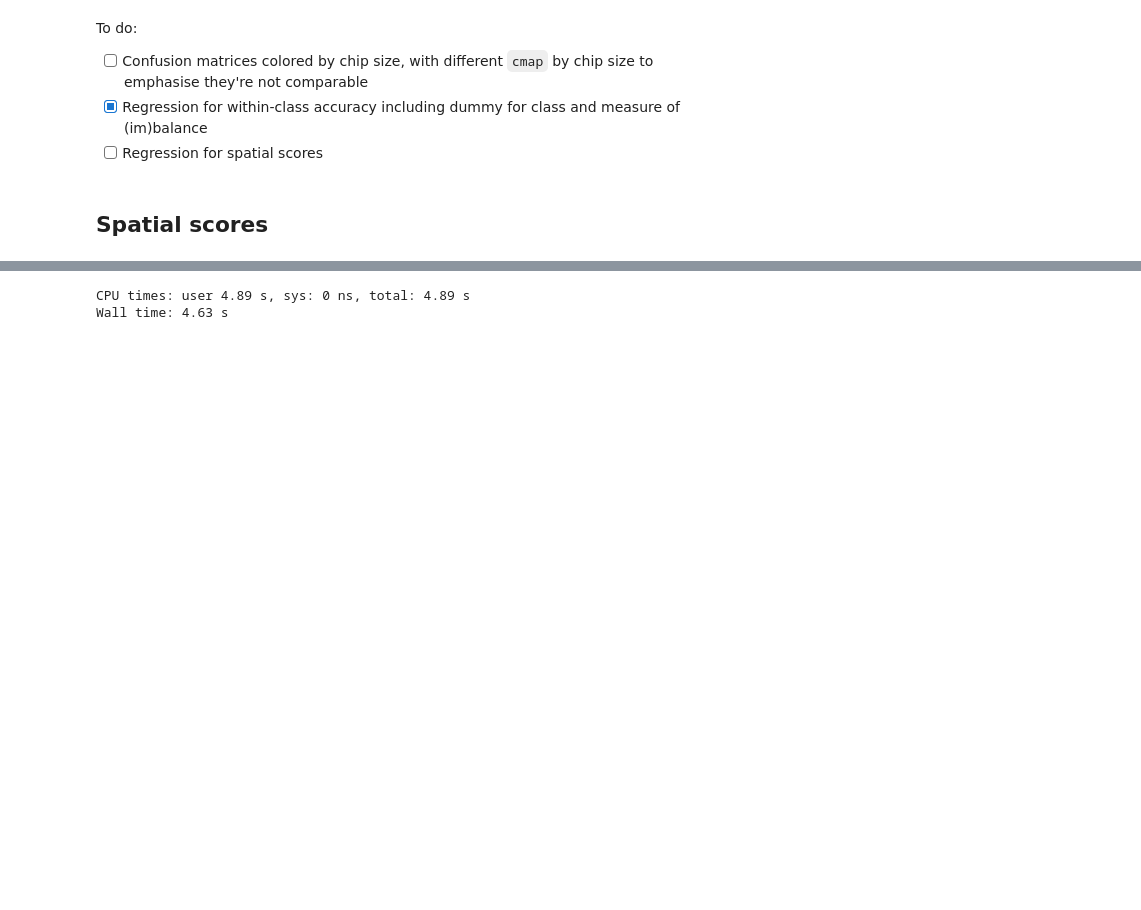
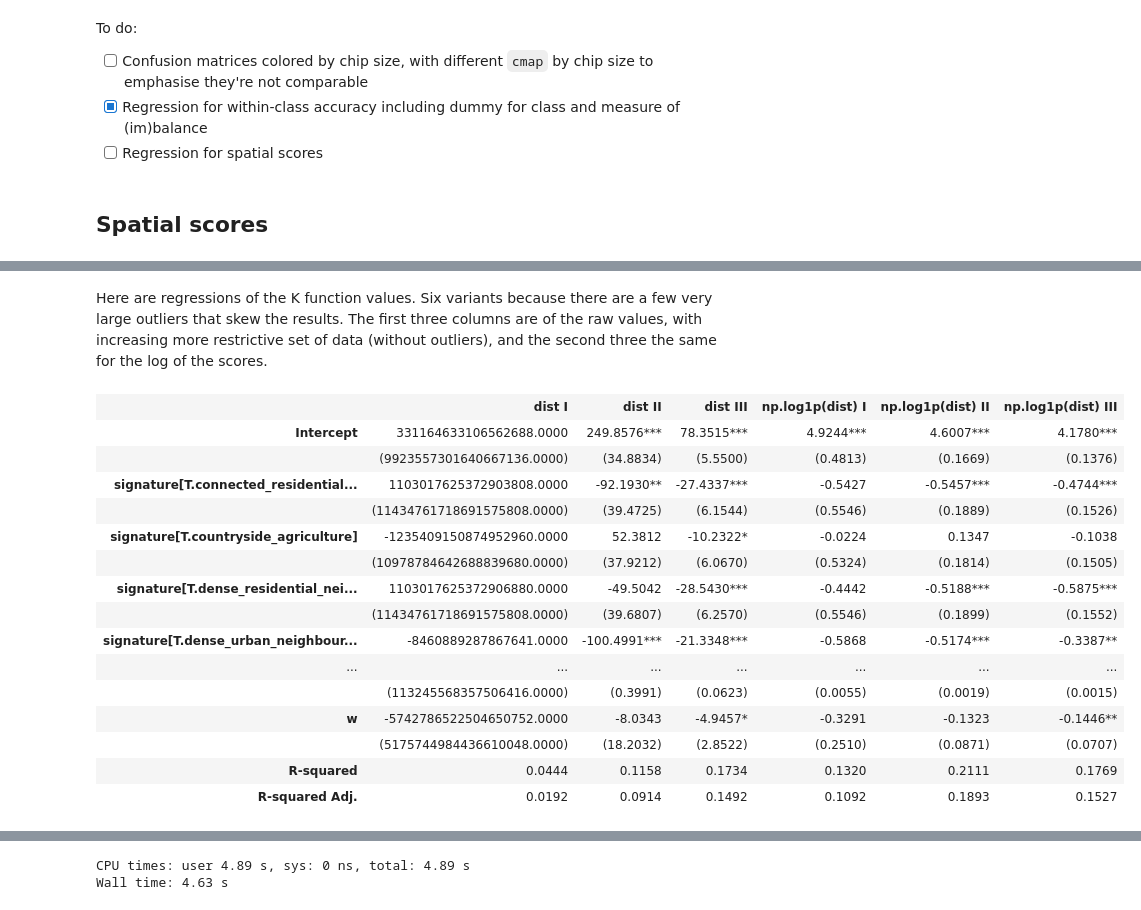
Before and after one commit to urbangrammarai/signature_ai, a Jupyter notebook: ai_experiments/production_model_performance.ipynb, the cells around one changed output, grey strips where cells are left out. Saved outputs shown, nothing was run; the diff lists cells and outputs as text; code cells hidden in the pictures; blank space fills up the shorter version.

```diff
--- a/ai_experiments/production_model_performance.ipynb
+++ b/ai_experiments/production_model_performance.ipynb
@@ -679,0 +730,61 @@ To do:
+# %%
+sp_dist_reg = dists_avg.query(
+    '(stat == "ripley_k")'
+).assign(
+    chipsize_int=dists_avg['csa'].str.split('_').apply(
+        lambda i: int(i[0])
+    )
+).assign(
+    arch=dists_avg['csa'].str.split('_').apply(
+        lambda i: i[1]
+    )
+).assign(
+    algo=dists_avg['model'].str.split('_').apply(
+        lambda i: i[0]
+    )
+).assign(
+    w=dists_avg['model'].str.contains('wx').astype(int)
+)
+# %% [markdown]
+Here are regressions of the K function values. Six variants because there are a few very large outliers that skew the results. The first three columns are of the raw values, with increasing more restrictive set of data (without outliers), and the second three the same for the log of the scores.
+# %%
+m1s = sm.ols(
+    'dist ~ signature + arch + chipsize_int + algo + w', sp_dist_reg
+).fit()
+m2s = sm.ols(
+    'dist ~ signature + arch + chipsize_int + algo + w', sp_dist_reg,
+    subset=sp_dist_reg.query('dist < 2000').index
+).fit()
+m3s = sm.ols(
+    'dist ~ signature + arch + chipsize_int + algo + w', sp_dist_reg,
+    subset=sp_dist_reg.query('dist < 200').index
+).fit()
+m4s = sm.ols(
+    'np.log1p(dist) ~ signature + arch + chipsize_int + algo + w', sp_dist_reg
+).fit()
+m5s = sm.ols(
+    'np.log1p(dist) ~ signature + arch + chipsize_int + algo + w', sp_dist_reg,
+    subset=sp_dist_reg.query('dist < 2000').index
+).fit()
+m6s = sm.ols(
+    'np.log1p(dist) ~ signature + arch + chipsize_int + algo + w', sp_dist_reg,
+    subset=sp_dist_reg.query('dist < 200').index
+).fit()
+summary_col([m1s, m2s, m3s, m4s, m5s, m6s], stars=True)
+# %% [output]
+|  | dist I | dist II | dist III | np.log1p(dist) I | np.log1p(dist) II | np.log1p(dist) III |
+| Intercept | 331164633106562688.0000 | 249.8576*** | 78.3515*** | 4.9244*** | 4.6007*** | 4.1780*** |
+|  | (9923557301640667136.0000) | (34.8834) | (5.5500) | (0.4813) | (0.1669) | (0.1376) |
+| signature[T.connected_residential... | 1103017625372903808.0000 | -92.1930** | -27.4337*** | -0.5427 | -0.5457*** | -0.4744*** |
+|  | (11434761718691575808.0000) | (39.4725) | (6.1544) | (0.5546) | (0.1889) | (0.1526) |
+| signature[T.countryside_agriculture] | -1235409150874952960.0000 | 52.3812 | -10.2322* | -0.0224 | 0.1347 | -0.1038 |
+|  | (10978784642688839680.0000) | (37.9212) | (6.0670) | (0.5324) | (0.1814) | (0.1505) |
+| signature[T.dense_residential_nei... | 1103017625372906880.0000 | -49.5042 | -28.5430*** | -0.4442 | -0.5188*** | -0.5875*** |
+|  | (11434761718691575808.0000) | (39.6807) | (6.2570) | (0.5546) | (0.1899) | (0.1552) |
+| signature[T.dense_urban_neighbour... | -8460889287867641.0000 | -100.4991*** | -21.3348*** | -0.5868 | -0.5174*** | -0.3387** |
+| ... | ... | ... | ... | ... | ... | ... |
+|  | (113245568357506416.0000) | (0.3991) | (0.0623) | (0.0055) | (0.0019) | (0.0015) |
+| w | -5742786522504650752.0000 | -8.0343 | -4.9457* | -0.3291 | -0.1323 | -0.1446** |
+|  | (5175744984436610048.0000) | (18.2032) | (2.8522) | (0.2510) | (0.0871) | (0.0707) |
+| R-squared | 0.0444 | 0.1158 | 0.1734 | 0.1320 | 0.2111 | 0.1769 |
+| R-squared Adj. | 0.0192 | 0.0914 | 0.1492 | 0.1092 | 0.1893 | 0.1527 |
```
Also changed, not shown: parts of 34 cells of this notebook, 1 other file.
